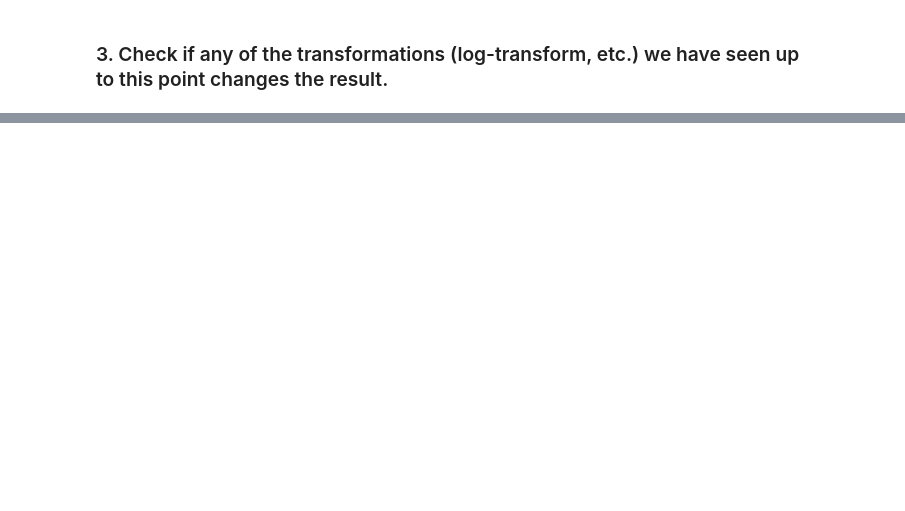
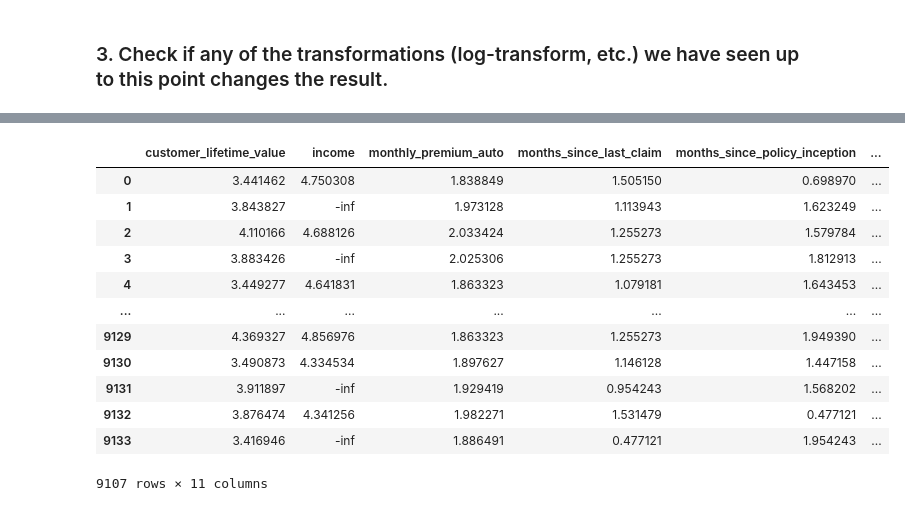
Before and after one commit to jochabo/4_lab-comparing-regression-models, a Jupyter notebook: Lab - Week 4.ipynb, the cells around one changed output, grey strips where cells are left out. Saved outputs shown, nothing was run; the diff lists cells and outputs as text; code cells hidden in the pictures; blank space fills up the shorter version.

```diff
--- a/Lab - Week 4.ipynb
+++ b/Lab - Week 4.ipynb
@@ -1186,0 +1296,18 @@ Instructions
+# %%
+numerical_df_lab_5
+numerical_df_lab_5_log = np.log10(numerical_df_lab_5)
+numerical_df_lab_5_log
+# %% [output]
+|  | customer_lifetime_value | income | monthly_premium_auto | months_since_last_claim | months_since_policy_inception | ... |
+| 0 | 3.441462 | 4.750308 | 1.838849 | 1.505150 | 0.698970 | ... |
+| 1 | 3.843827 | -inf | 1.973128 | 1.113943 | 1.623249 | ... |
+| 2 | 4.110166 | 4.688126 | 2.033424 | 1.255273 | 1.579784 | ... |
+| 3 | 3.883426 | -inf | 2.025306 | 1.255273 | 1.812913 | ... |
+| 4 | 3.449277 | 4.641831 | 1.863323 | 1.079181 | 1.643453 | ... |
+| ... | ... | ... | ... | ... | ... | ... |
+| 9129 | 4.369327 | 4.856976 | 1.863323 | 1.255273 | 1.949390 | ... |
+| 9130 | 3.490873 | 4.334534 | 1.897627 | 1.146128 | 1.447158 | ... |
+| 9131 | 3.911897 | -inf | 1.929419 | 0.954243 | 1.568202 | ... |
+| 9132 | 3.876474 | 4.341256 | 1.982271 | 1.531479 | 0.477121 | ... |
+| 9133 | 3.416946 | -inf | 1.886491 | 0.477121 | 1.954243 | ... |
+9107 rows × 11 columns
```
Also changed, not shown: parts of 16 cells of this notebook, 1 other file.
